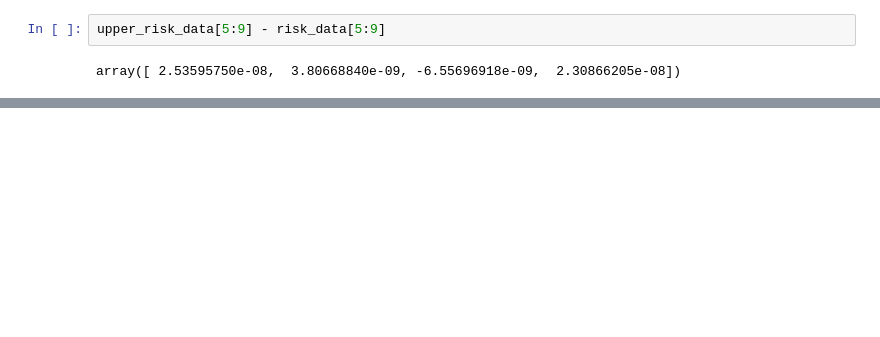
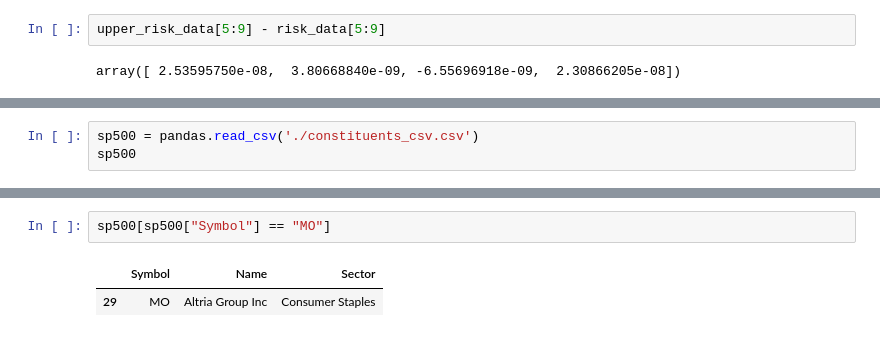
Before and after one commit to nicwigs/440, a Jupyter notebook: projects/01/portOpt_censored.ipynb, the cells around one changed output, grey strips where cells are left out. Saved outputs shown, nothing was run; the diff lists cells and outputs as text; blank space fills up the shorter version.

```diff
--- a/projects/01/portOpt_censored.ipynb
+++ b/projects/01/portOpt_censored.ipynb
@@ -451,0 +446,3 @@ array([ 2.53595750e-08,  3.80668840e-09, -6.55696918e-09,  2.30866205e-08])
+# %%
+sp500 = pandas.read_csv('./constituents_csv.csv')
+sp500
@@ -451,0 +636,5 @@ array([ 2.53595750e-08,  3.80668840e-09, -6.55696918e-09,  2.30866205e-08])
+# %%
+sp500[sp500["Symbol"] == "MO"]
+# %% [output]
+|  | Symbol | Name | Sector |
+| 29 | MO | Altria Group Inc | Consumer Staples |
```
Also changed, not shown: parts of 29 cells of this notebook, 7 other files.
